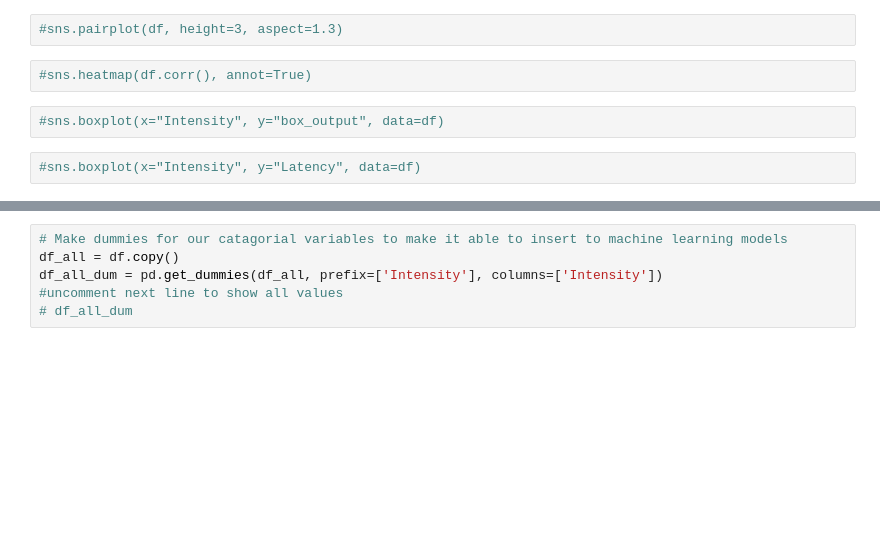
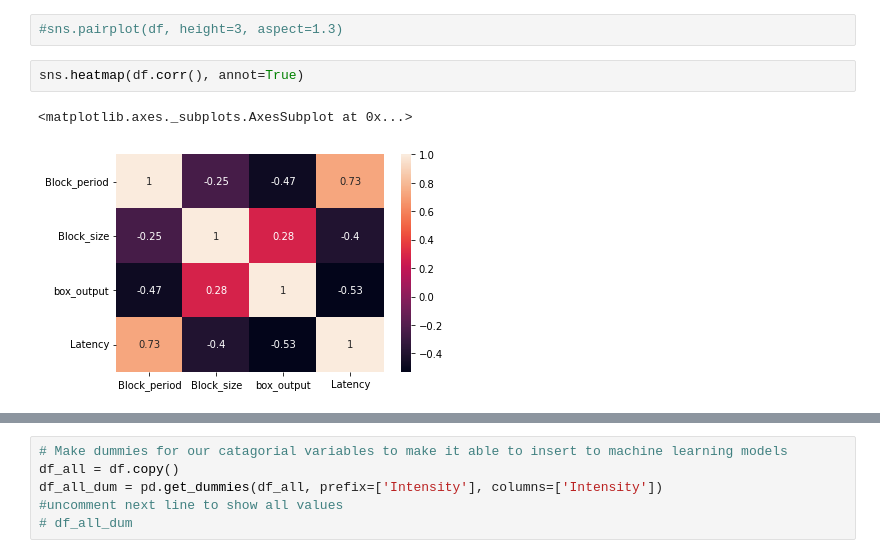
Before and after one commit to hma23/MachineLearning, a Jupyter notebook: ExtraTreeRegressor.ipynb, the cells around one changed output, grey strips where cells are left out. Saved outputs shown, nothing was run; the diff lists cells and outputs as text; blank space fills up the shorter version.

```diff
--- a/ExtraTreeRegressor.ipynb
+++ b/ExtraTreeRegressor.ipynb
@@ -47,8 +47,7 @@ df.describe()
 # %%
 #sns.pairplot(df, height=3, aspect=1.3)
 # %%
-#sns.heatmap(df.corr(), annot=True)
+sns.heatmap(df.corr(), annot=True)
+# %% [output]
+<matplotlib.axes._subplots.AxesSubplot at 0x...>
+[figure, added]
-# %%
-#sns.boxplot(x="Intensity", y="box_output", data=df)
-# %%
-#sns.boxplot(x="Intensity", y="Latency", data=df)
```
Also changed, not shown: parts of 35 cells of this notebook.
